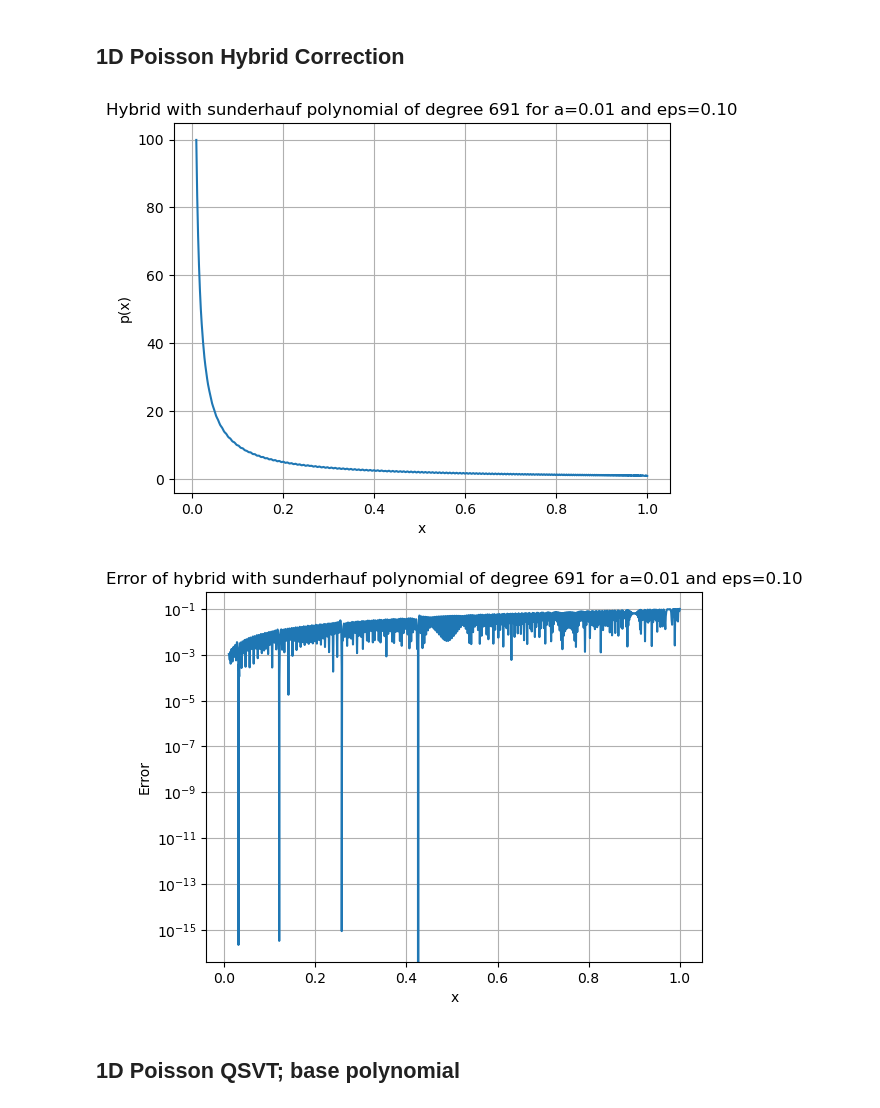
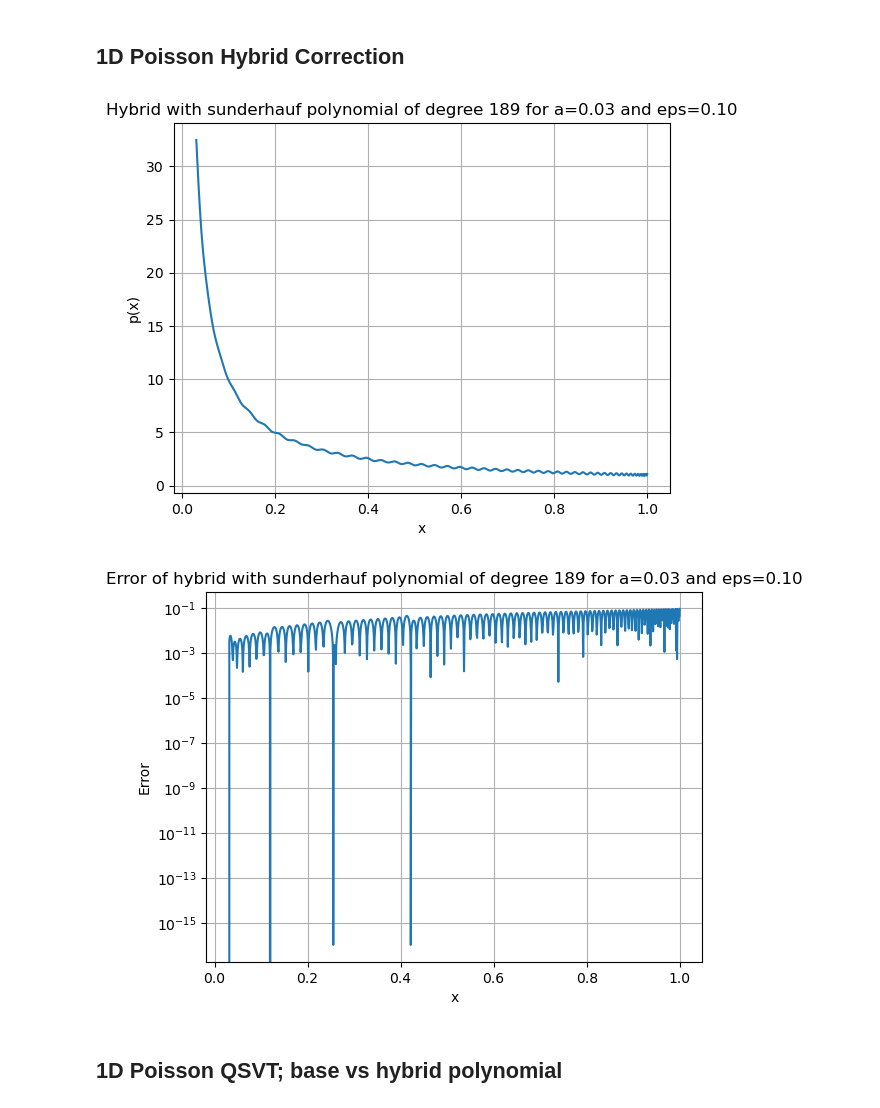
Before and after one commit to UW-ERSL/SpectralCorrectionQSVT, a Jupyter notebook: tutorial.ipynb, the cells around one changed output. Drawn from its saved outputs; the diff is of its cells as text; code cells hidden in the pictures.

```diff
--- a/tutorial.ipynb
+++ b/tutorial.ipynb
@@ -81,41 +83,46 @@ plt.show()
 eps = 0.1
 m = 3
 all_lam  = eigs_1d_poisson(m)
+all_lam = all_lam / (1.01*np.max(all_lam))  # Scale eigenvalues to have max < 1
+kappa = 1/np.min(all_lam)
+a = 1/kappa
 N = m**2
 K = int(N/2)
 lam = all_lam[:K]
+
+a = 1/kappa
 basePolynomial  = 'sunderhauf' # 'remez' or 'mang' or 'sunderhauf'
 polyClass = BASE_POLYS[basePolynomial.lower()]
 
 degree   = polyClass.mindegree(eps, a)
 poly = polyClass.poly(degree, a)
 
 corr = hybrid_correction(poly,lam)
 coef_H       = poly.coef.copy()
 coef_H[1::2] += corr
 hybrid_poly = Chebyshev(coef_H)
 
 
 x = np.union1d(np.linspace(a, 1.0, 1000), lam)
 y = hybrid_poly(x)
 plt.plot(x, y)
 plt.xlabel('x')
 plt.ylabel('p(x)')
 plt.title(f'Hybrid with {basePolynomial} polynomial of degree {degree} for a={a:.2f} and eps={eps:.2f}')
 plt.grid()
 plt.show()
 
 error = np.abs(x * hybrid_poly(x) - 1.0)
 plt.plot(x, error)
 plt.xlabel('x')
 plt.ylabel('Error')
 plt.title(f'Error of hybrid with {basePolynomial} polynomial of degree {degree} for a={a:.2f} and eps={eps:.2f}')
 plt.yscale('log')
 plt.grid()
 plt.show()
 # %% [output]
-[figure, old version]
+[figure, new version]
-[figure, old version]
+[figure, new version]
 # %% [markdown]
-## 1D Poisson QSVT; base polynomial
+## 1D Poisson QSVT; base vs hybrid polynomial
 # %%
```
Also changed, not shown: parts of 6 cells of this notebook, 2 other files.
